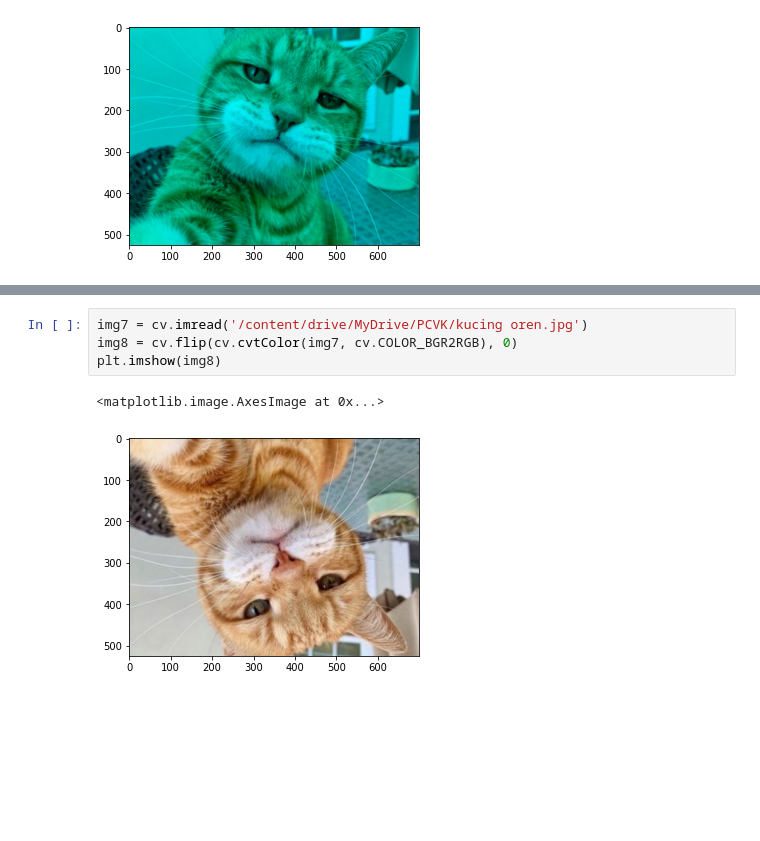
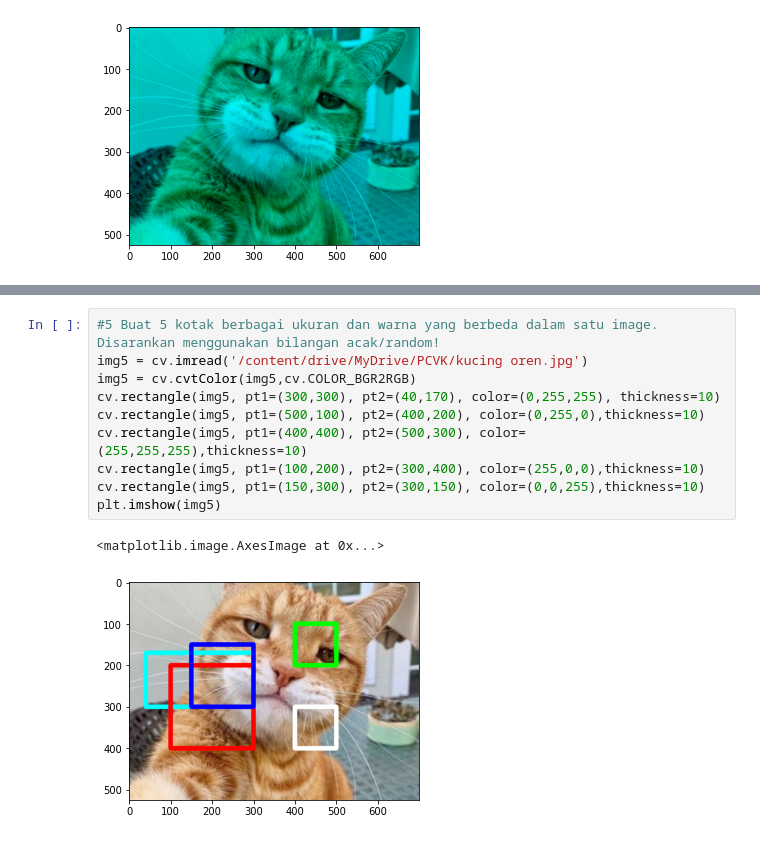
Before and after one commit to HilmyMhiii/PCVK_Genap_2023, a Jupyter notebook: Week2.ipynb, the cells around one changed output, grey strips where cells are left out. Saved outputs shown, nothing was run; the diff lists cells and outputs as text; blank space fills up the shorter version.

```diff
--- a/Week2.ipynb
+++ b/Week2.ipynb
@@ -187,7 +178,13 @@ plt.imshow(img6)
-# %%
-img7 = cv.imread('/content/drive/MyDrive/PCVK/kucing oren.jpg')
-img8 = cv.flip(cv.cvtColor(img7, cv.COLOR_BGR2RGB), 0)
-plt.imshow(img8)
-# %% [output]
-<matplotlib.image.AxesImage at 0x...>
-[figure, removed]
+# %%
+#5 Buat 5 kotak berbagai ukuran dan warna yang berbeda dalam satu image. Disarankan menggunakan bilangan acak/random!
+img5 = cv.imread('/content/drive/MyDrive/PCVK/kucing oren.jpg')
+img5 = cv.cvtColor(img5,cv.COLOR_BGR2RGB)
+cv.rectangle(img5, pt1=(300,300), pt2=(40,170), color=(0,255,255), thickness=10)
+cv.rectangle(img5, pt1=(500,100), pt2=(400,200), color=(0,255,0),thickness=10)
+cv.rectangle(img5, pt1=(400,400), pt2=(500,300), color=(255,255,255),thickness=10)
+cv.rectangle(img5, pt1=(100,200), pt2=(300,400), color=(255,0,0),thickness=10)
+cv.rectangle(img5, pt1=(150,300), pt2=(300,150), color=(0,0,255),thickness=10)
+plt.imshow(img5)
+# %% [output]
+<matplotlib.image.AxesImage at 0x...>
+[figure, added]
```
Also changed, not shown: parts of 9 cells of this notebook.
